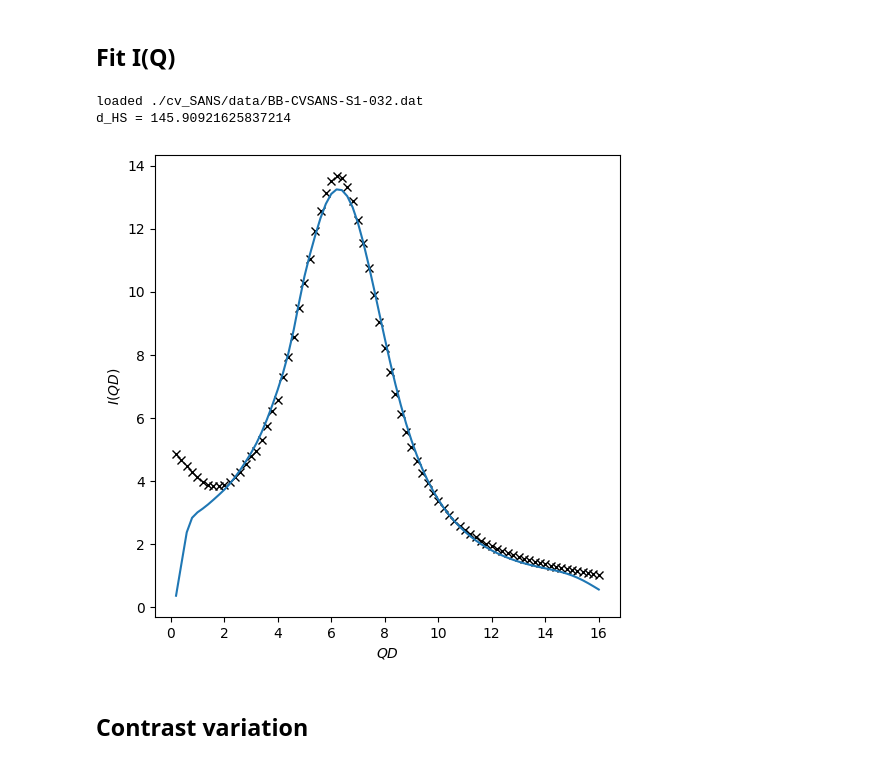
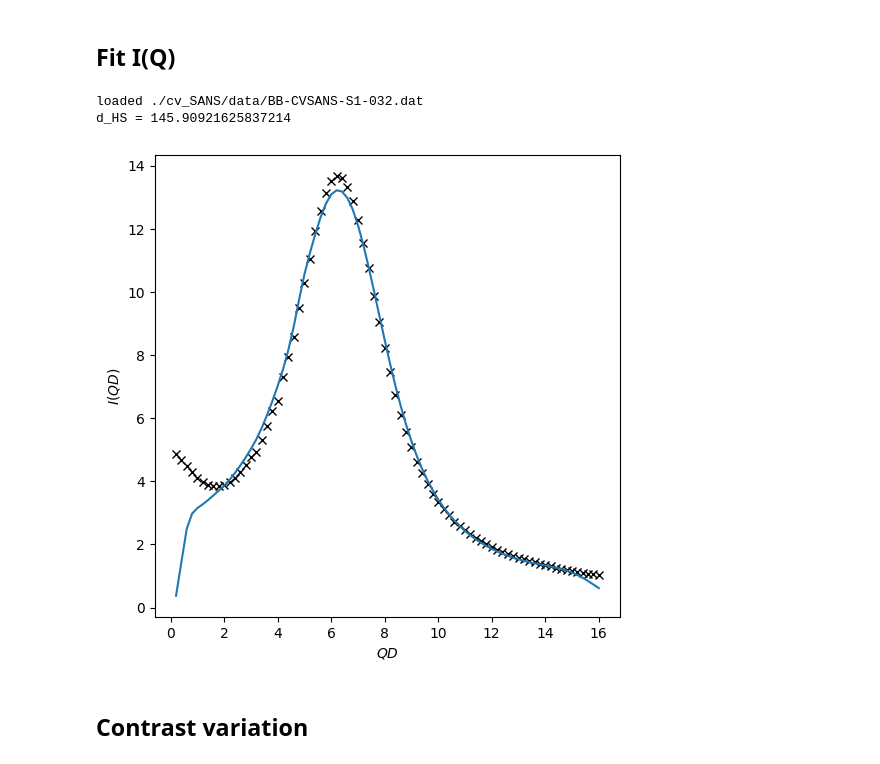
Before and after one commit to ch-tung/cv_SANS, a Jupyter notebook: curvefit/VAE/CV_BB_SANS_S1_scaled.ipynb, the cells around one changed output. Saved outputs shown, nothing was run; the diff lists cells and outputs as text; code cells hidden in the pictures.

```diff
--- a/curvefit/VAE/CV_BB_SANS_S1_scaled.ipynb
+++ b/curvefit/VAE/CV_BB_SANS_S1_scaled.ipynb
@@ -328,35 +328,35 @@ for ic, contrast in enumerate(contrasts[0:6]):
     Fit
     '''
     def Fit_loss(fp):
-        return ((IQ_rs)-(IQ_th(fp)))[(q>=3)&(q<=15)]
+        return ((IQ_rs)-(IQ_th(fp)))[(q>=1)&(q<=16)]
     #     return (np.log(IQ_exp)-np.log(IQ_th(fp)))[(q>=1)&(q<=16)]
 
     fp, fp_bounds = initialize(contrast)
 
     opti = opt.least_squares(Fit_loss,fp,bounds=fp_bounds,
                          xtol = 1e-14, ftol = 1e-14,
                          x_scale='jac',method='trf',
                          jac='3-point')
     fp = opti.x
 
     fig = plt.figure(figsize=(6, 6))
     ax = plt.subplot(1, 1, 1)
 
     # ax.errorbar(q,IQ_rs,yerr=IQ_er_rs,fmt='k')
     ax.plot(q,IQ_rs,'xk')
     ax.plot(q,IQ_th(fp))
 
     ax.set_xlabel(r'$QD$')
     ax.set_ylabel(r'$I(QD)$')
 
     # ax.set_yscale('log')
     plt.show()
 
     export_fp(fp, contrast)
 # %% [output]
 loaded ./cv_SANS/data/BB-CVSANS-S1-032.dat
 d_HS = 145.90921625837214
-[figure, old version]
+[figure, new version]
 # %% [markdown]
 ## Contrast variation
 # %% [markdown]
```
Also changed, not shown: parts of 3 cells of this notebook, 44 other files.
